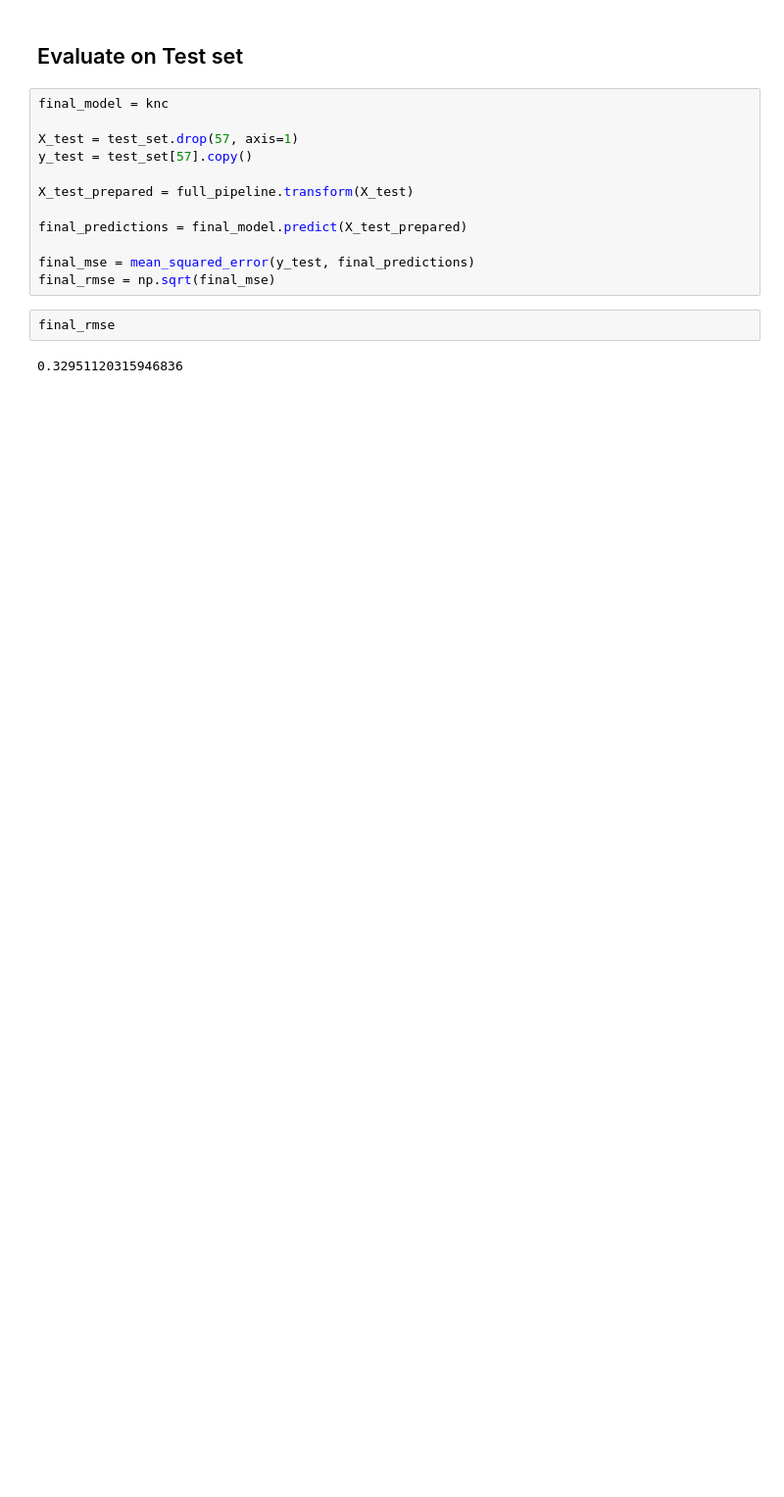
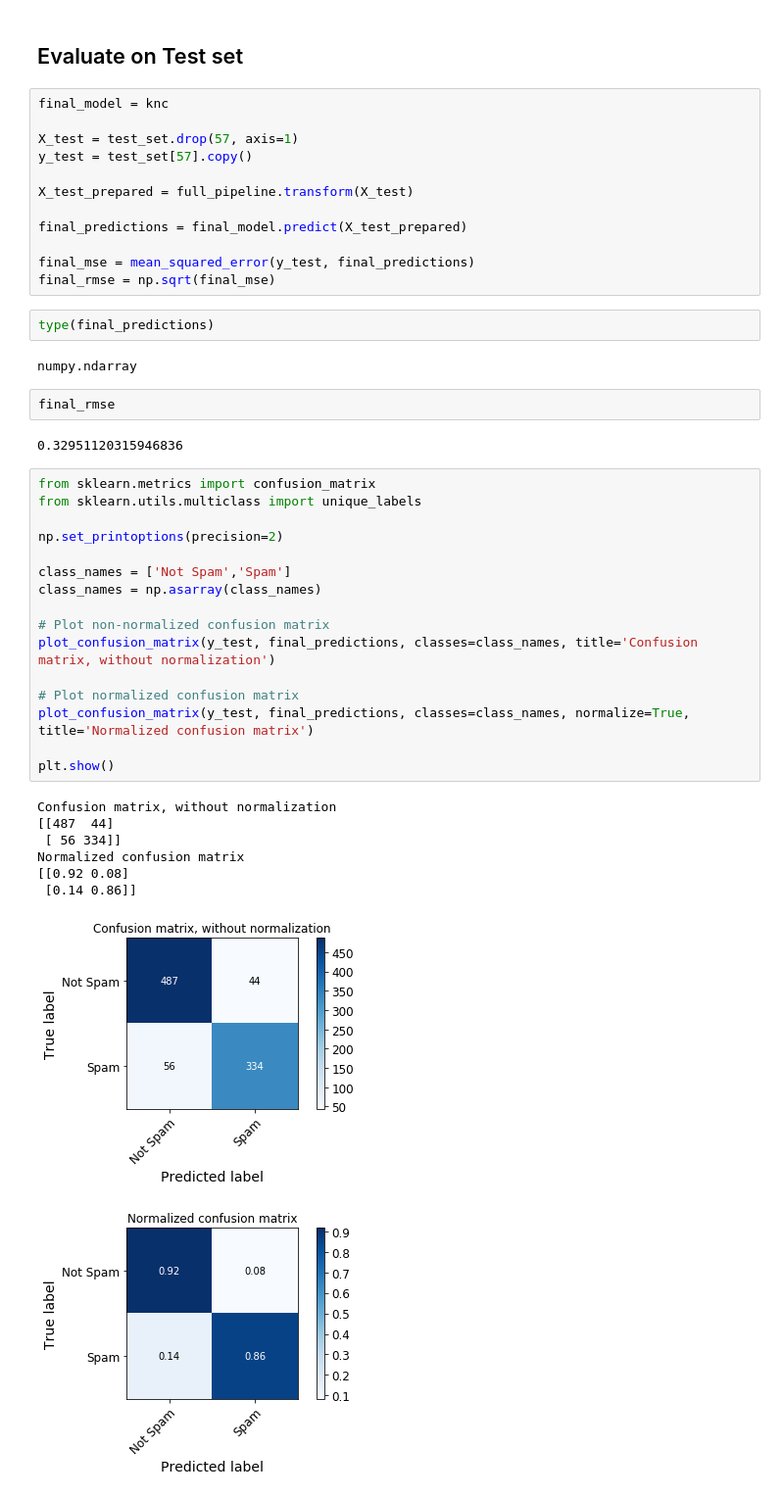
Before and after one commit to mounicanaidu/email-classification, a Jupyter notebook: SpamOrNot.ipynb, the cells around one changed output. Shown at 98% size. Saved outputs shown, nothing was run; the diff lists cells and outputs as text; blank space fills up the shorter version.

```diff
--- a/SpamOrNot.ipynb
+++ b/SpamOrNot.ipynb
@@ -173,7 +255,36 @@ final_predictions = final_model.predict(X_test_prepared)
 
 final_mse = mean_squared_error(y_test, final_predictions)
 final_rmse = np.sqrt(final_mse)
+# %%
+type(final_predictions)
+# %% [output]
+numpy.ndarray
 # %%
 final_rmse
 # %% [output]
 0.32951120315946836
+# %%
+from sklearn.metrics import confusion_matrix
+from sklearn.utils.multiclass import unique_labels
+
+np.set_printoptions(precision=2)
+
+class_names = ['Not Spam','Spam']
+class_names = np.asarray(class_names)
+
+# Plot non-normalized confusion matrix
+plot_confusion_matrix(y_test, final_predictions, classes=class_names, title='Confusion matrix, without normalization')
+
+# Plot normalized confusion matrix
+plot_confusion_matrix(y_test, final_predictions, classes=class_names, normalize=True, title='Normalized confusion matrix')
+
+plt.show()
+# %% [output]
+Confusion matrix, without normalization
+[[487  44]
+ [ 56 334]]
+Normalized confusion matrix
+[[0.92 0.08]
+ [0.14 0.86]]
+[figure, added]
+[figure, added]
```
Also changed, not shown: parts of 8 cells of this notebook.
